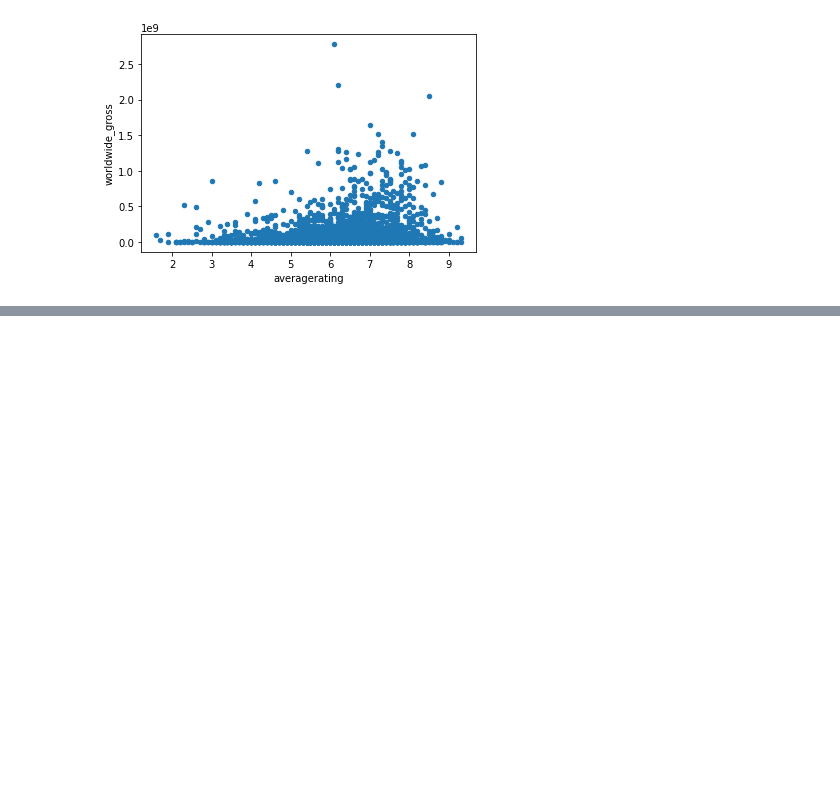
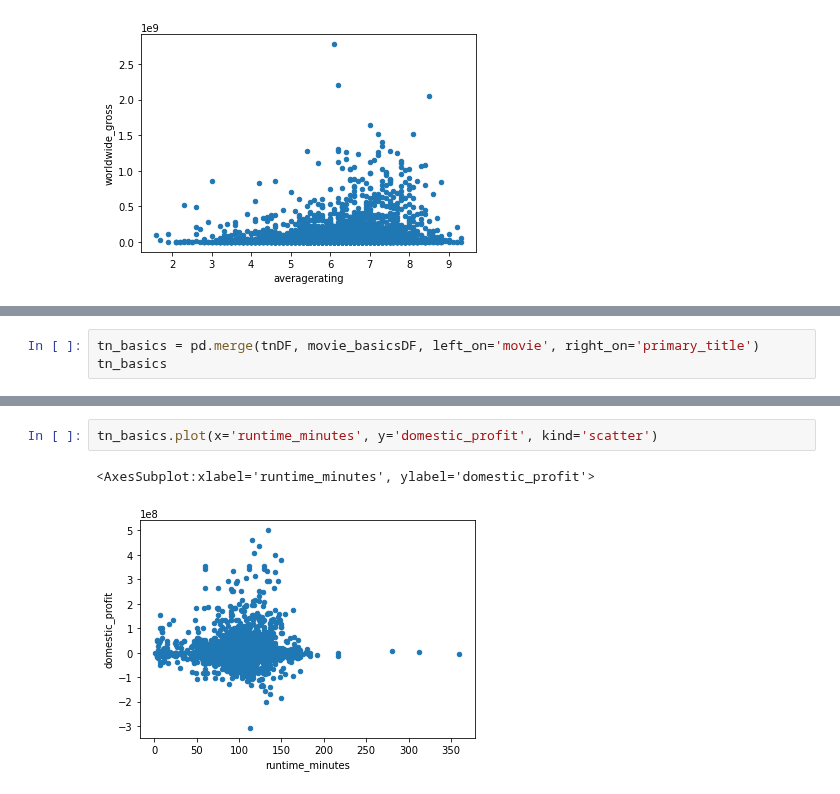
Before and after one commit to mahanabba/Pod_3_Capstone, a Jupyter notebook: mahans_notebook.ipynb, the cells around one changed output, grey strips where cells are left out. Saved outputs shown, nothing was run; the diff lists cells and outputs as text; blank space fills up the shorter version.

```diff
--- a/mahans_notebook.ipynb
+++ b/mahans_notebook.ipynb
@@ -216,0 +320,3 @@ Name: averagerating, dtype: float64
+# %%
+tn_basics = pd.merge(tnDF, movie_basicsDF, left_on='movie', right_on='primary_title')
+tn_basics
@@ -216,0 +337,5 @@ Name: averagerating, dtype: float64
+# %%
+tn_basics.plot(x='runtime_minutes', y='domestic_profit', kind='scatter')
+# %% [output]
+<AxesSubplot:xlabel='runtime_minutes', ylabel='domestic_profit'>
+[figure, added]
```
Also changed, not shown: parts of 12 cells of this notebook.
